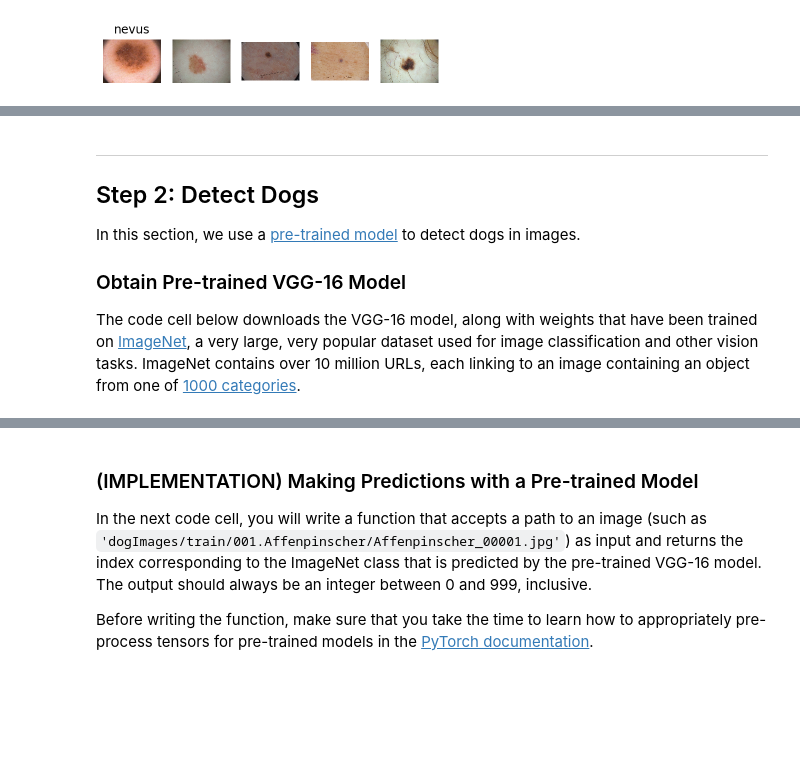
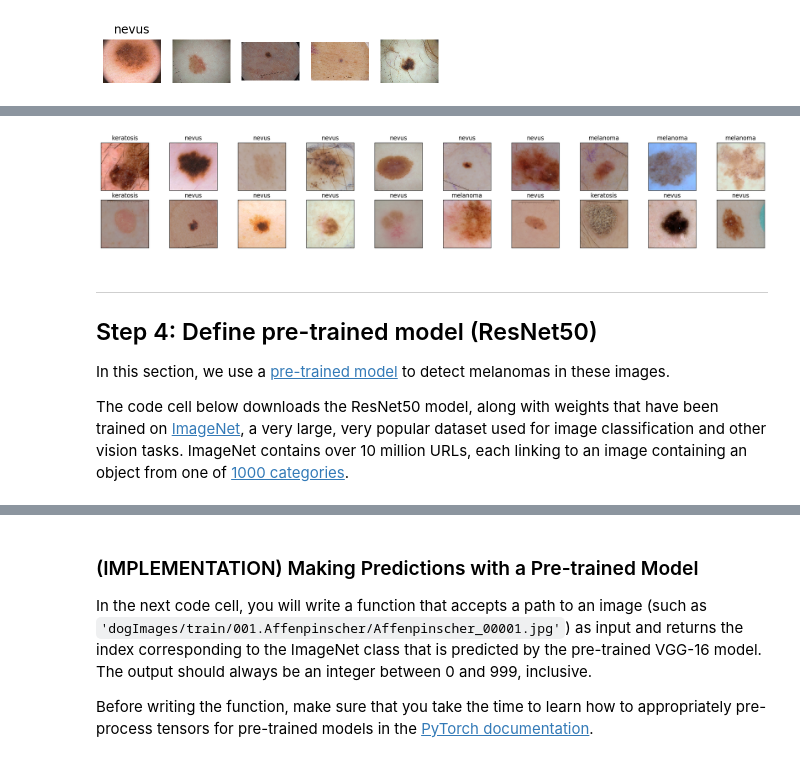
Before and after one commit to LuchoTurtle/melanoma-diagnoser, a Jupyter notebook: melanoma_diagnoser.ipynb, the cells around one changed output, grey strips where cells are left out. Saved outputs shown, nothing was run; the diff lists cells and outputs as text; code cells hidden in the pictures; blank space fills up the shorter version.

Commit message:
:sparkles: Training and testing a pre-trained ResNet50 model and visualizing output.
Missing the export to a CSV file

```diff
--- a/melanoma_diagnoser.ipynb
+++ b/melanoma_diagnoser.ipynb
@@ -185,10 +119,30 @@ We suggest the face detector from OpenCV as a potential way to detect human imag
+# %%
+# Helper function to un-normalize and display an image
+def imshow(img):
+    for idx, channel in enumerate(img):   # we use a custom 'mean' and 'std'. Therefore, we need to loop through each channel and unnormalize properly
+        img[idx] = ((img[idx] * std[idx]) + mean[idx])
+
+    plt.imshow(np.transpose(img, (1, 2, 0)))  # convert from Tensor image
+# %%
+# Retrieve one batch of images
+dataiter = iter(train_loader)
+images, labels = dataiter.next()
+images = images.numpy() # convert images to numpy for display
+
+# Plot the images in the batch, along with the corresponding labels
+fig = plt.figure(figsize=(25, 4))
+
+# Display 20 images
+for idx in np.arange(20):
+    ax = fig.add_subplot(2, 20/2, idx+1, xticks=[], yticks=[])
+    imshow(images[idx])
+    ax.set_title(classes[labels[idx]])
+# %% [output]
+[figure, added]
 # %% [markdown]
 ---
-<a id='step2'></a>
-## Step 2: Detect Dogs
+## Step 4: Define pre-trained model (ResNet50)
 
-In this section, we use a [pre-trained model](http://pytorch.org/docs/master/torchvision/models.html) to detect dogs in images.
+In this section, we use a [pre-trained model](http://pytorch.org/docs/master/torchvision/models.html) to detect melanomas in these images.
 
-### Obtain Pre-trained VGG-16 Model
-
-The code cell below downloads the VGG-16 model, along with weights that have been trained on [ImageNet](http://www.image-net.org/), a very large, very popular dataset used for image classification and other vision tasks.  ImageNet contains over 10 million URLs, each linking to an image containing an object from one of [1000 categories](https://gist.github.com/yrevar/942d3a0ac09ec9e5eb3a).
+The code cell below downloads the ResNet50 model, along with weights that have been trained on [ImageNet](http://www.image-net.org/), a very large, very popular dataset used for image classification and other vision tasks.  ImageNet contains over 10 million URLs, each linking to an image containing an object from one of [1000 categories](https://gist.github.com/yrevar/942d3a0ac09ec9e5eb3a).
```
Also changed, not shown: parts of 25 cells of this notebook, 1 other file.
